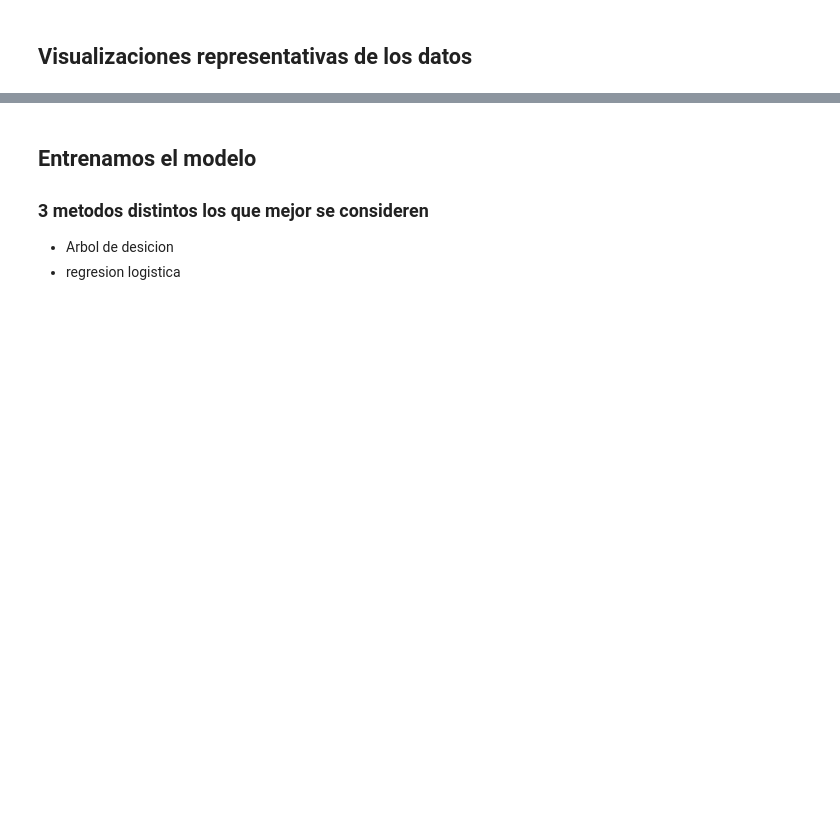
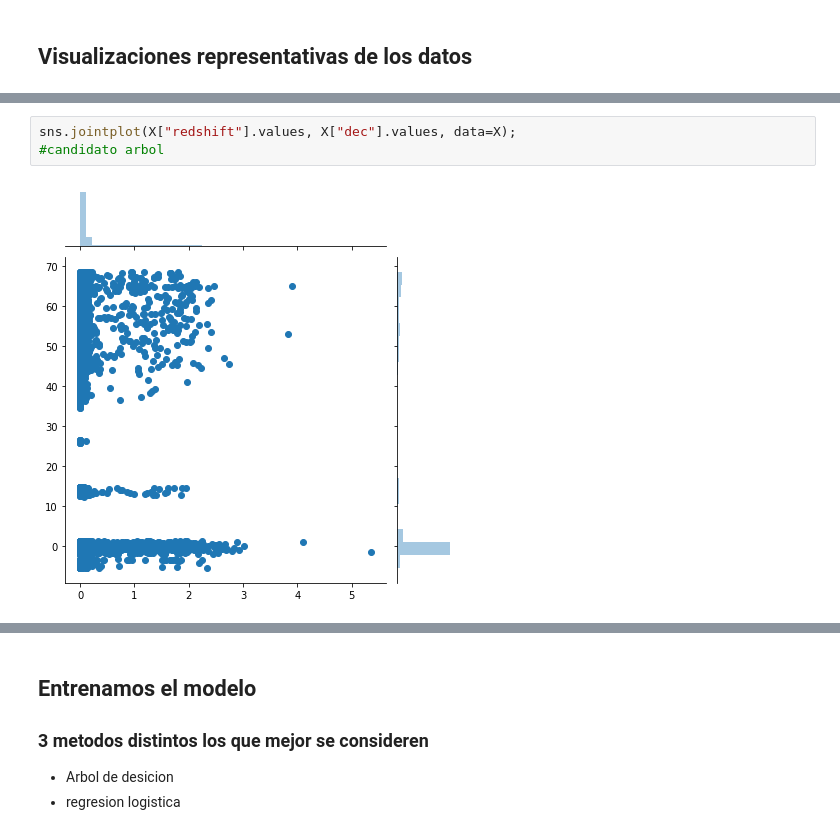
Before and after one commit to HeinzSch/Machine-Learning-Homework, a Jupyter notebook: Homework Astronomic.ipynb, the cells around one changed output, grey strips where cells are left out. Saved outputs shown, nothing was run; the diff lists cells and outputs as text; blank space fills up the shorter version.

```diff
--- a/Homework Astronomic.ipynb
+++ b/Homework Astronomic.ipynb
@@ -107,0 +119,5 @@ X.tail(5)
+# %%
+sns.jointplot(X["redshift"].values, X["dec"].values, data=X);
+#candidato arbol
+# %% [output]
+[figure, added]
```
Also changed, not shown: parts of 13 cells of this notebook, 1 other file.
